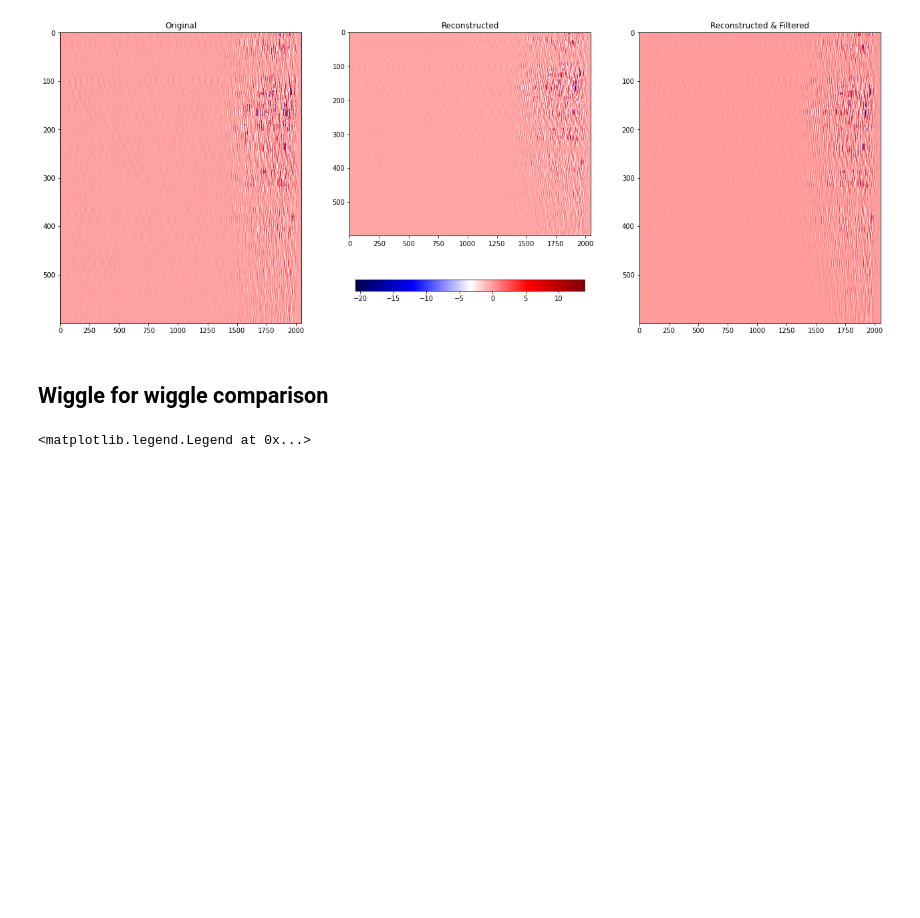
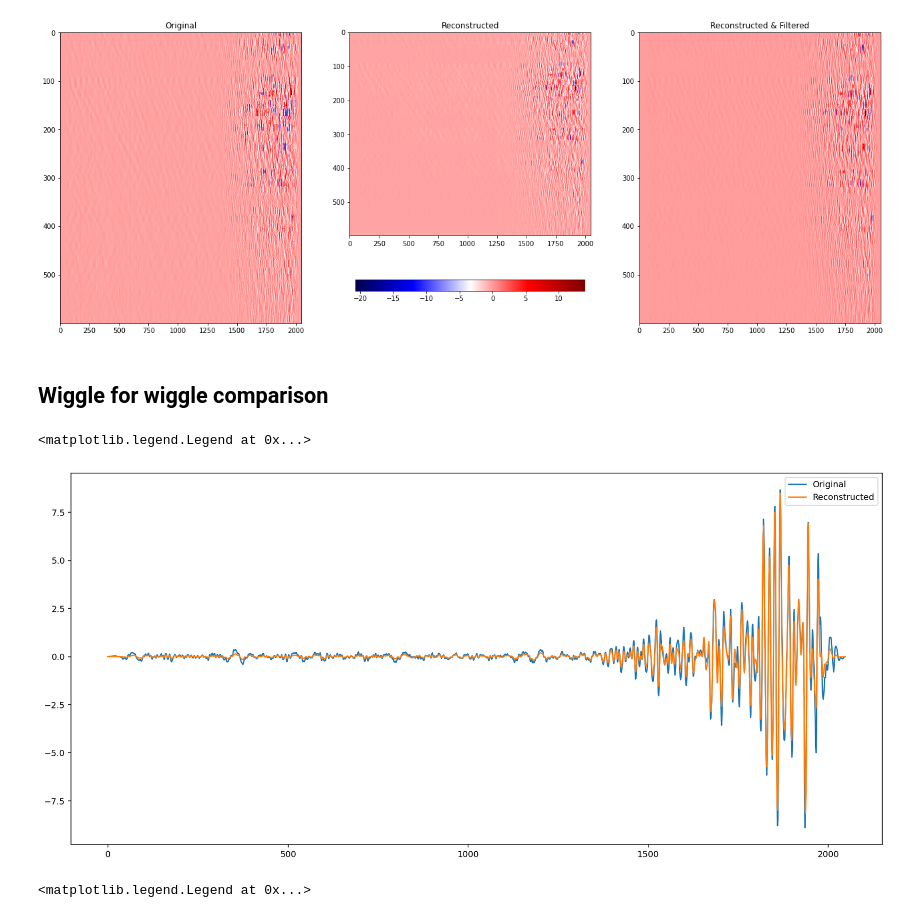
Before and after one commit to maniatisni/iDAS-self-supervised-denoising, a Jupyter notebook: testing.ipynb, the cells around one changed output. Drawn from its saved outputs; the diff is of its cells as text; code cells hidden in the pictures; blank space fills up the shorter version.

```diff
--- a/testing.ipynb
+++ b/testing.ipynb
@@ -98,6 +98,15 @@ cbar = fig.colorbar(pl, ax=ax2, shrink=0.95,orientation='horizontal')
 [figure]
 # %% [markdown]
 ## Wiggle for wiggle comparison
+# %%
+channel=5
+plt.figure(figsize=(17,8),dpi=140)
+plt.plot(eval_sample[channel],label='Original')
+plt.plot(output_[channel],label='Reconstructed')
+plt.legend()
+# %% [output]
+<matplotlib.legend.Legend at 0x...>
+[figure, added]
 # %%
 channel=599
 plt.figure(figsize=(17,8),dpi=140)
```
